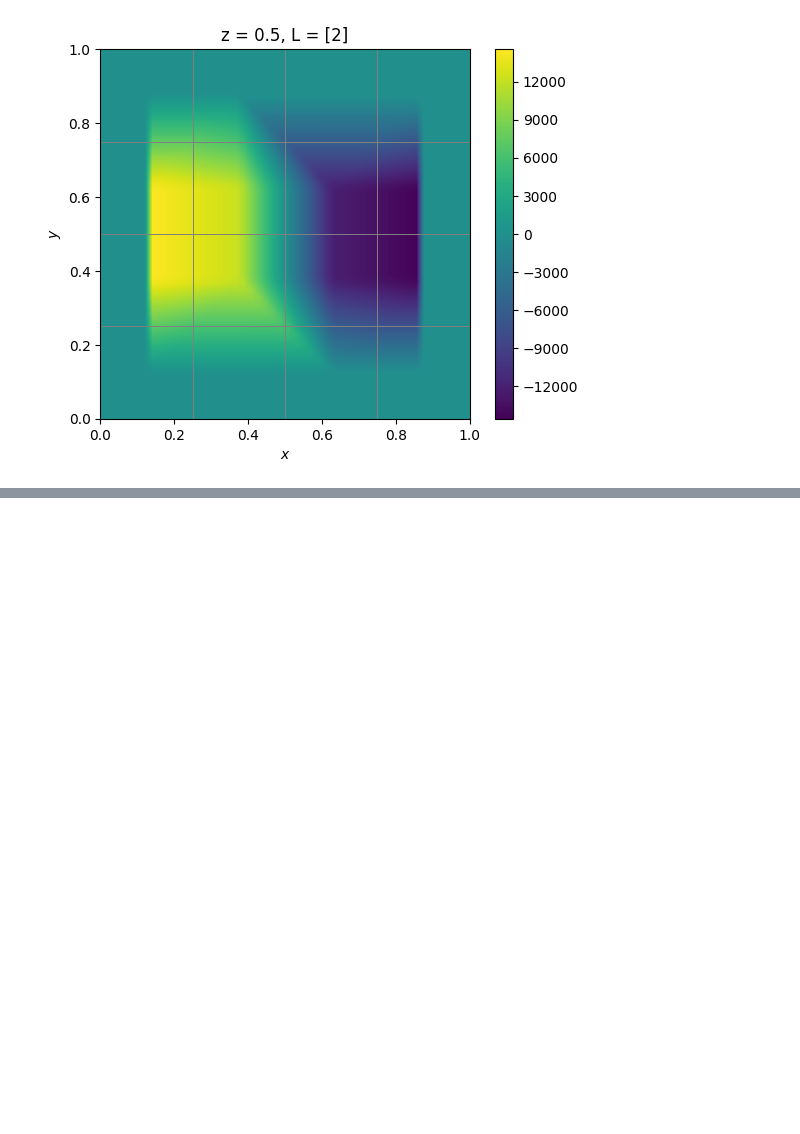
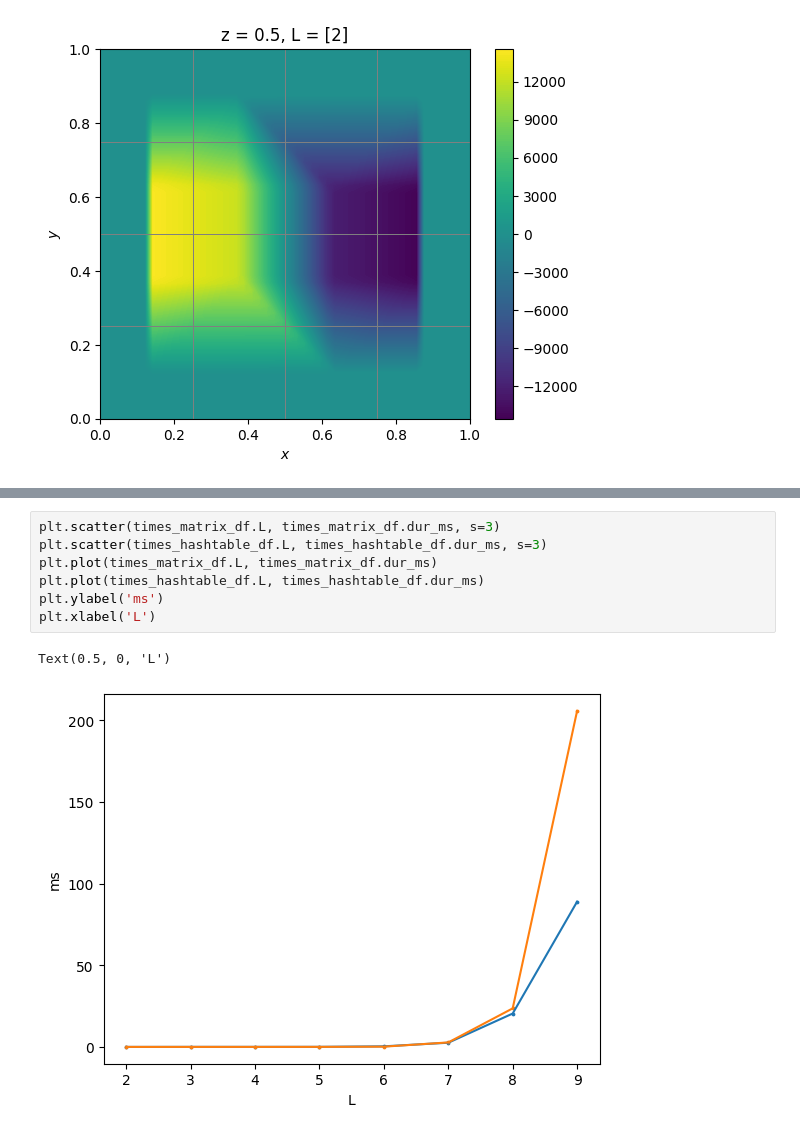
Before and after one commit to 314152718/amr-gpu, a Jupyter notebook: visualize.ipynb, the cells around one changed output, grey strips where cells are left out. Drawn from its saved outputs; the diff is of its cells as text; blank space fills up the shorter version.

```diff
--- a/visualize.ipynb
+++ b/visualize.ipynb
@@ -284,0 +311,10 @@ plt.close()
+# %%
+plt.scatter(times_matrix_df.L, times_matrix_df.dur_ms, s=3)
+plt.scatter(times_hashtable_df.L, times_hashtable_df.dur_ms, s=3)
+plt.plot(times_matrix_df.L, times_matrix_df.dur_ms)
+plt.plot(times_hashtable_df.L, times_hashtable_df.dur_ms)
+plt.ylabel('ms')
+plt.xlabel('L')
+# %% [output]
+Text(0.5, 0, 'L')
+[figure, added]
```
Also changed, not shown: parts of 4 cells of this notebook.
